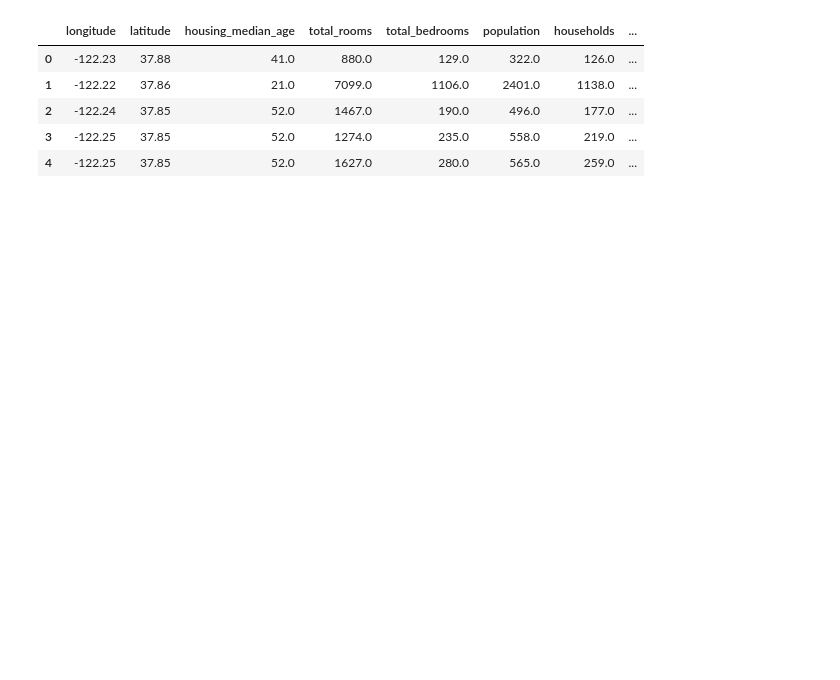
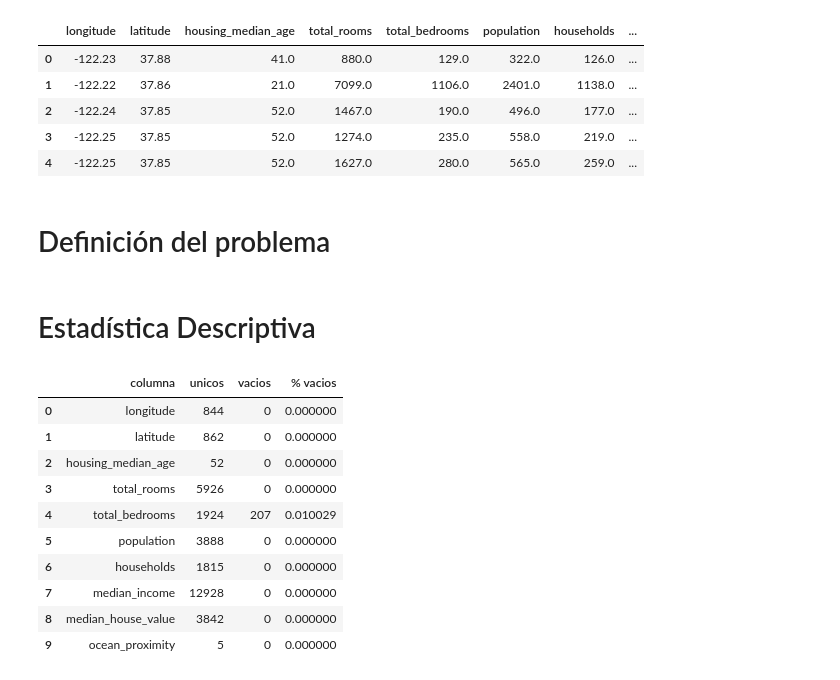
Before and after one commit to alvarxo/mat2841_portfolio, a Jupyter notebook: homeworks/hw_02_alvaro.ipynb, the cells around one changed output. Saved outputs shown, nothing was run; the diff lists cells and outputs as text; code cells hidden in the pictures; blank space fills up the shorter version.

```diff
--- a/homeworks/hw_02_alvaro.ipynb
+++ b/homeworks/hw_02_alvaro.ipynb
@@ -633,0 +740,46 @@ housing.head()
+# %% [markdown]
+# Definición del problema
+# %% [markdown]
+#  Estadística Descriptiva
+# %%
+# resumen de la informacion
+
+def resumen_por_columna(df,cols):
+    pd_series = df[cols]
+
+    # elementos distintos
+    l_unique = pd_series.unique()
+
+    # elementos vacios
+
+    l_vacios = pd_series[pd_series.isna()]
+
+    df_info = pd.DataFrame({
+        'columna': [cols],
+        'unicos': [len(l_unique)],
+        'vacios': [len(l_vacios)]
+    })
+
+    return df_info
+# %%
+frames = []
+
+for col in housing.columns:
+    aux_df = resumen_por_columna(housing,col)
+    frames.append(aux_df)
+
+df_info = pd.concat(frames).reset_index(drop=True)
+df_info['% vacios'] = df_info['vacios']/len(housing)
+df_info
+# %% [output]
+|  | columna | unicos | vacios | % vacios |
+| 0 | longitude | 844 | 0 | 0.000000 |
+| 1 | latitude | 862 | 0 | 0.000000 |
+| 2 | housing_median_age | 52 | 0 | 0.000000 |
+| 3 | total_rooms | 5926 | 0 | 0.000000 |
+| 4 | total_bedrooms | 1924 | 207 | 0.010029 |
+| 5 | population | 3888 | 0 | 0.000000 |
+| 6 | households | 1815 | 0 | 0.000000 |
+| 7 | median_income | 12928 | 0 | 0.000000 |
+| 8 | median_house_value | 3842 | 0 | 0.000000 |
+| 9 | ocean_proximity | 5 | 0 | 0.000000 |
```
Also changed, not shown: parts of 33 cells of this notebook.
